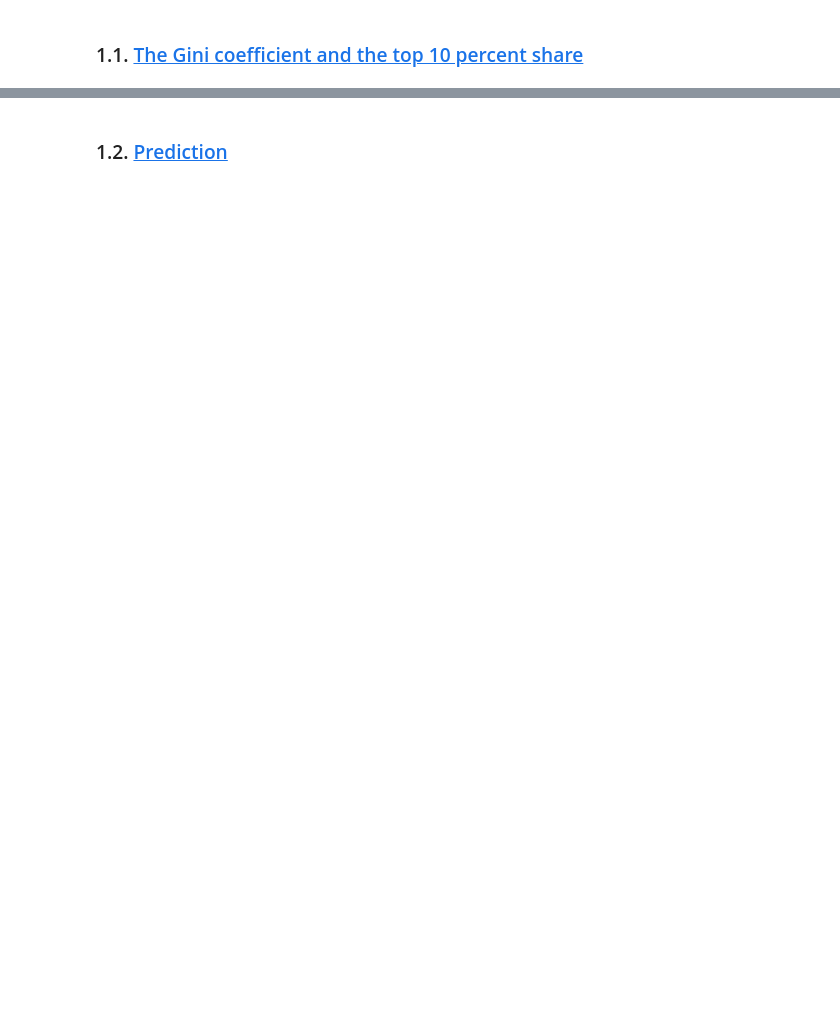
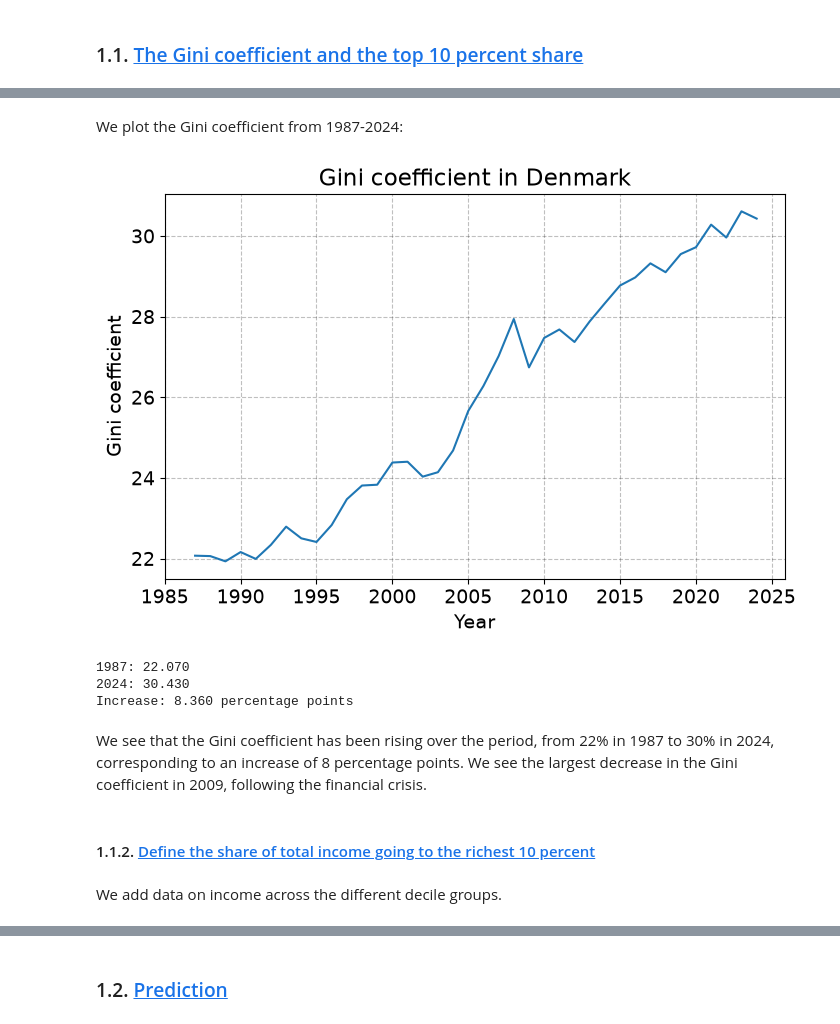
Before and after one commit to NumEconCopenhagen/projects-2025-freja-og-asta, a Jupyter notebook: 1_dataproject/Dataprojectnew.ipynb, the cells around one changed output, grey strips where cells are left out. Cells and saved outputs as stored; diff of their text form; code cells hidden in the pictures; blank space fills up the shorter version.

```diff
--- a/1_dataproject/Dataprojectnew.ipynb
+++ b/1_dataproject/Dataprojectnew.ipynb
@@ -44,0 +76,23 @@ Last update: 2025-12-01T08:00:00
+# %%
+# Set the parameters for the data we want to download
+params = {
+    'table': 'IFOR41',
+    'format': 'BULK',
+    'lang': 'en',
+    'variables': [
+        {'code': 'ULLIG', 'values': ['70']},       # Gini coefficient
+        {'code': 'KOMMUNEDK', 'values': ['000']},  # All Denmark
+        {'code': 'Tid', 'values': ['*']}           # all years
+    ]
+}
+
+# Download the data into a dataFrame
+Gini = IFOR41.get_data(params=params)
+
+# Set the correct data types and sort the observations by year
+Gini['TID'] = Gini['TID'].astype(int)
+Gini['INDHOLD'] = Gini['INDHOLD'].astype(float)
+Gini = Gini.set_index('TID').sort_index()
+
+# Display
+display(Gini.head(5))
@@ -44,0 +107,33 @@ Last update: 2025-12-01T08:00:00
+# %% [markdown]
+We plot the Gini coefficient from 1987-2024:
+# %%
+# Plot
+fig = plt.figure(figsize=(8, 5))
+ax = fig.add_subplot(111)
+
+ax.plot(Gini.index, Gini['INDHOLD'])
+
+ax.set_title('Gini coefficient in Denmark')
+ax.set_xlabel('Year')
+ax.set_ylabel('Gini coefficient')
+
+ax.set_xticks(list(range(1985, 2025, 5)) + [2025])
+
+plt.show()
+
+# Change in Gini
+increase = Gini.loc[2024, 'INDHOLD'] - Gini.loc[1987, 'INDHOLD']
+print(f"1987: {Gini.loc[1987, 'INDHOLD']:.3f}")
+print(f"2024: {Gini.loc[2024, 'INDHOLD']:.3f}")
+print(f"Increase: {increase:.3f} percentage points")
+# %% [output]
+[figure, added]
+1987: 22.070
+2024: 30.430
+Increase: 8.360 percentage points
+# %% [markdown]
+We see that the Gini coefficient has been rising over the period, from 22% in 1987 to 30% in 2024, corresponding to an increase of 8 percentage points. We see the largest decrease in the Gini coefficient in 2009, following the financial crisis.
+# %% [markdown]
+#### 1.1.2. <a id='toc1_1_'></a>[Define the share of total income going to the richest 10 percent](#toc0_)
+# %% [markdown]
+We add data on income across the different decile groups.
```
Also changed, not shown: parts of 102 cells of this notebook, 1 other file.
